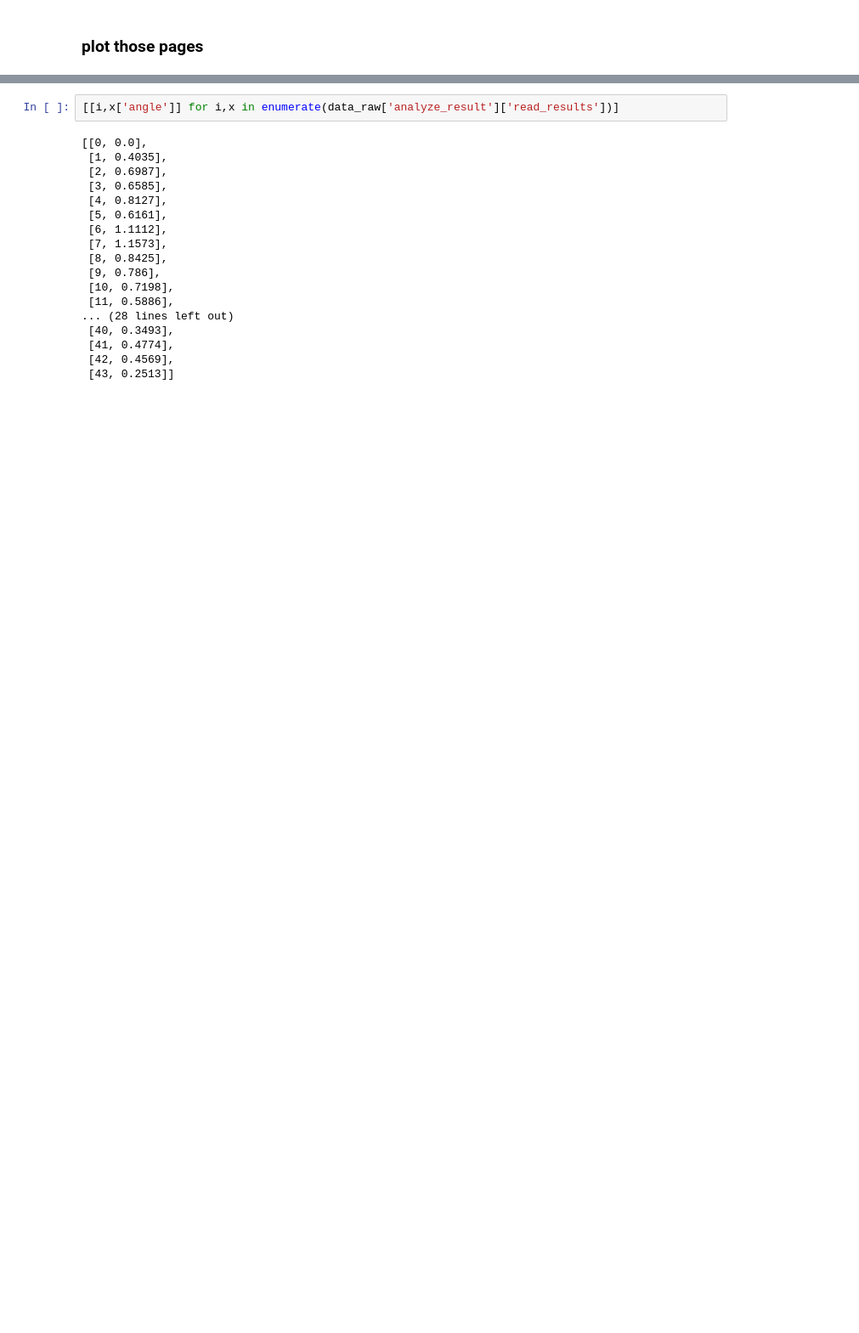
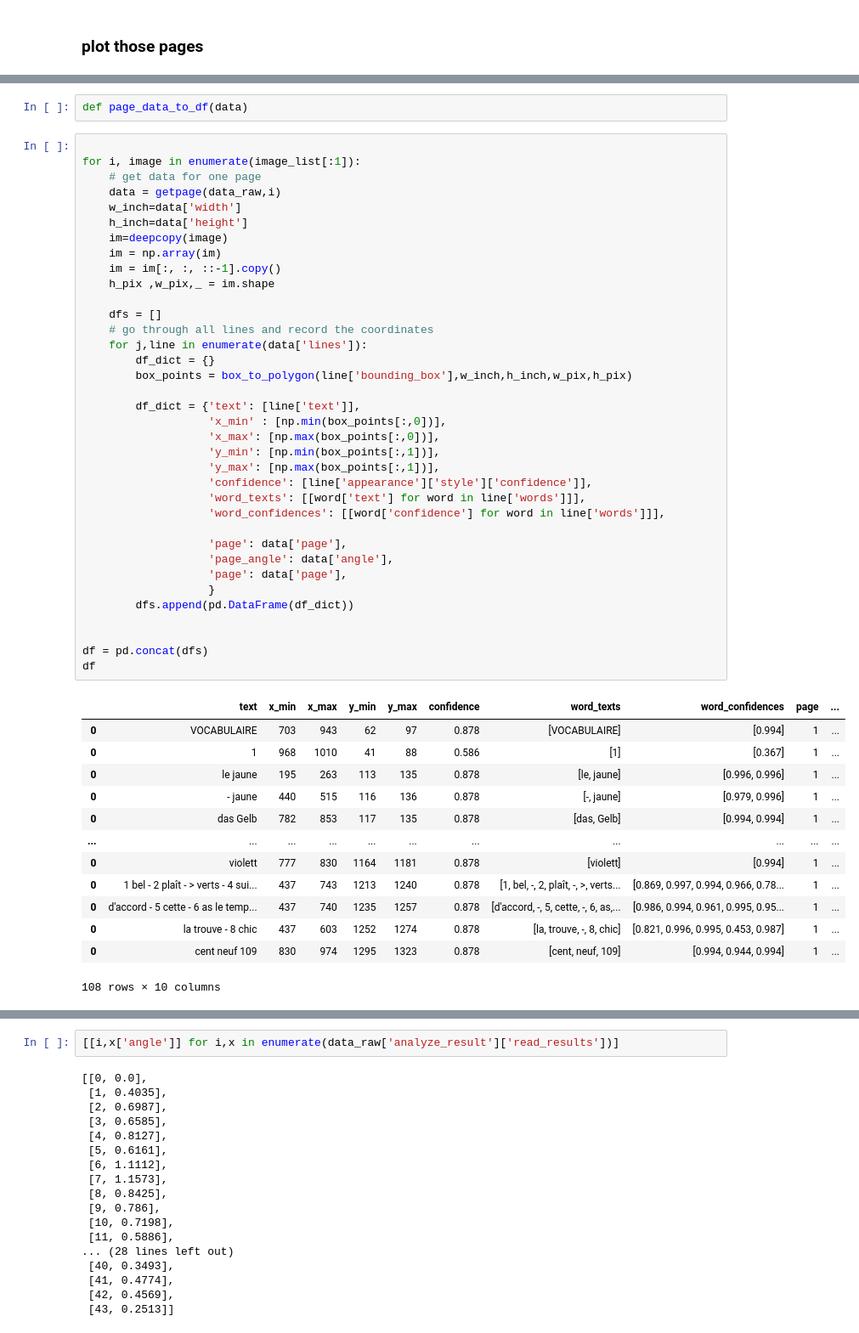
Before and after one commit to Dr-Nuke/voki, a Jupyter notebook: notebooks/voki.ipynb, the cells around one changed output, grey strips where cells are left out. Shown at 85% size. Drawn from its saved outputs; the diff is of its cells as text; blank space fills up the shorter version.

```diff
--- a/notebooks/voki.ipynb
+++ b/notebooks/voki.ipynb
@@ -120,0 +164,52 @@ for i,result in enumerate(results[:10]):
+# %%
+def page_data_to_df(data)
+# %%
+
+for i, image in enumerate(image_list[:1]):
+    # get data for one page
+    data = getpage(data_raw,i)
+    w_inch=data['width']
+    h_inch=data['height']
+    im=deepcopy(image)
+    im = np.array(im)
+    im = im[:, :, ::-1].copy()
+    h_pix ,w_pix,_ = im.shape
+
+    dfs = []
+    # go through all lines and record the coordinates
+    for j,line in enumerate(data['lines']):
+        df_dict = {}
+        box_points = box_to_polygon(line['bounding_box'],w_inch,h_inch,w_pix,h_pix)
+
+        df_dict = {'text': [line['text']],
+                   'x_min' : [np.min(box_points[:,0])],
+                   'x_max': [np.max(box_points[:,0])],
+                   'y_min': [np.min(box_points[:,1])],
+                   'y_max': [np.max(box_points[:,1])],
+                   'confidence': [line['appearance']['style']['confidence']],
+                   'word_texts': [[word['text'] for word in line['words']]],
+                   'word_confidences': [[word['confidence'] for word in line['words']]],
+
+                   'page': data['page'],
+                   'page_angle': data['angle'],
+                   'page': data['page'],
+                   }
+        dfs.append(pd.DataFrame(df_dict))
+
+
+df = pd.concat(dfs)
+df
+# %% [output]
+|  | text | x_min | x_max | y_min | y_max | confidence | word_texts | word_confidences | page | ... |
+| 0 | VOCABULAIRE | 703 | 943 | 62 | 97 | 0.878 | [VOCABULAIRE] | [0.994] | 1 | ... |
+| 0 | 1 | 968 | 1010 | 41 | 88 | 0.586 | [1] | [0.367] | 1 | ... |
+| 0 | le jaune | 195 | 263 | 113 | 135 | 0.878 | [le, jaune] | [0.996, 0.996] | 1 | ... |
+| 0 | - jaune | 440 | 515 | 116 | 136 | 0.878 | [-, jaune] | [0.979, 0.996] | 1 | ... |
+| 0 | das Gelb | 782 | 853 | 117 | 135 | 0.878 | [das, Gelb] | [0.994, 0.994] | 1 | ... |
+| ... | ... | ... | ... | ... | ... | ... | ... | ... | ... | ... |
+| 0 | violett | 777 | 830 | 1164 | 1181 | 0.878 | [violett] | [0.994] | 1 | ... |
+| 0 | 1 bel - 2 plaît - > verts - 4 sui... | 437 | 743 | 1213 | 1240 | 0.878 | [1, bel, -, 2, plaît, -, >, verts... | [0.869, 0.997, 0.994, 0.966, 0.78... | 1 | ... |
+| 0 | d'accord - 5 cette - 6 as le temp... | 437 | 740 | 1235 | 1257 | 0.878 | [d'accord, -, 5, cette, -, 6, as,... | [0.986, 0.994, 0.961, 0.995, 0.95... | 1 | ... |
+| 0 | la trouve - 8 chic | 437 | 603 | 1252 | 1274 | 0.878 | [la, trouve, -, 8, chic] | [0.821, 0.996, 0.995, 0.453, 0.987] | 1 | ... |
+| 0 | cent neuf 109 | 830 | 974 | 1295 | 1323 | 0.878 | [cent, neuf, 109] | [0.994, 0.944, 0.994] | 1 | ... |
+108 rows × 10 columns
```
Also changed, not shown: parts of 13 cells of this notebook, 1 other file.
